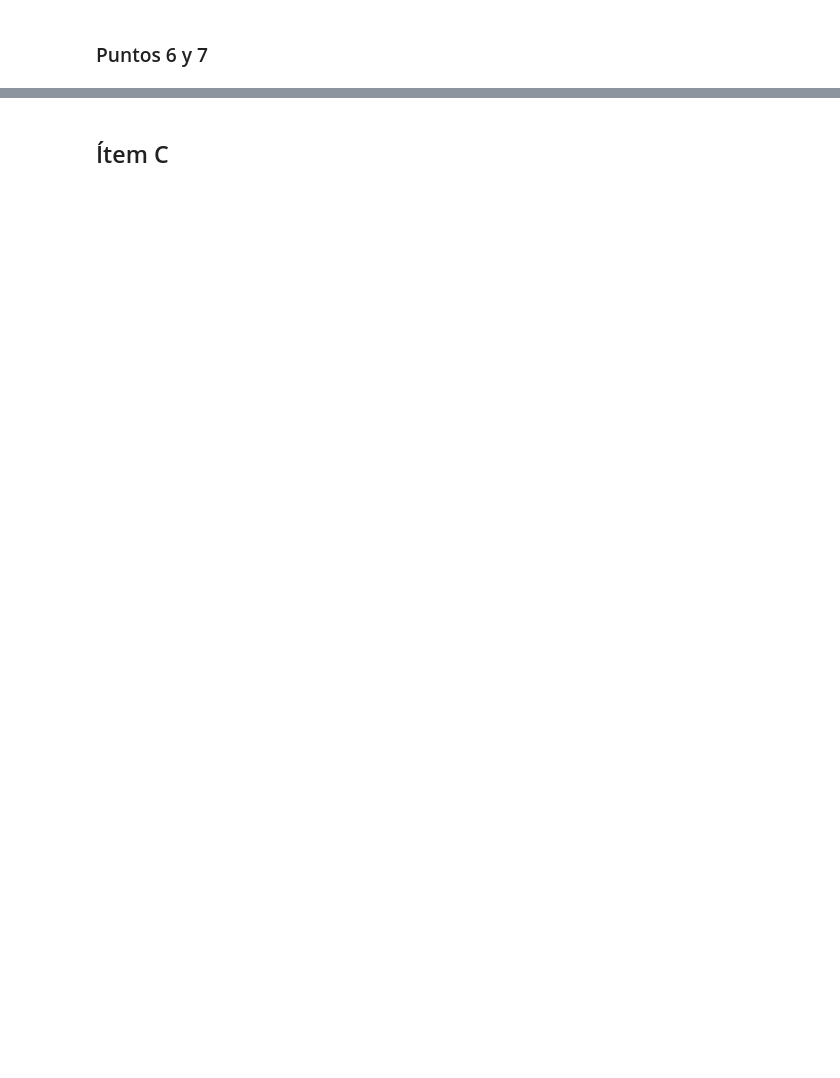
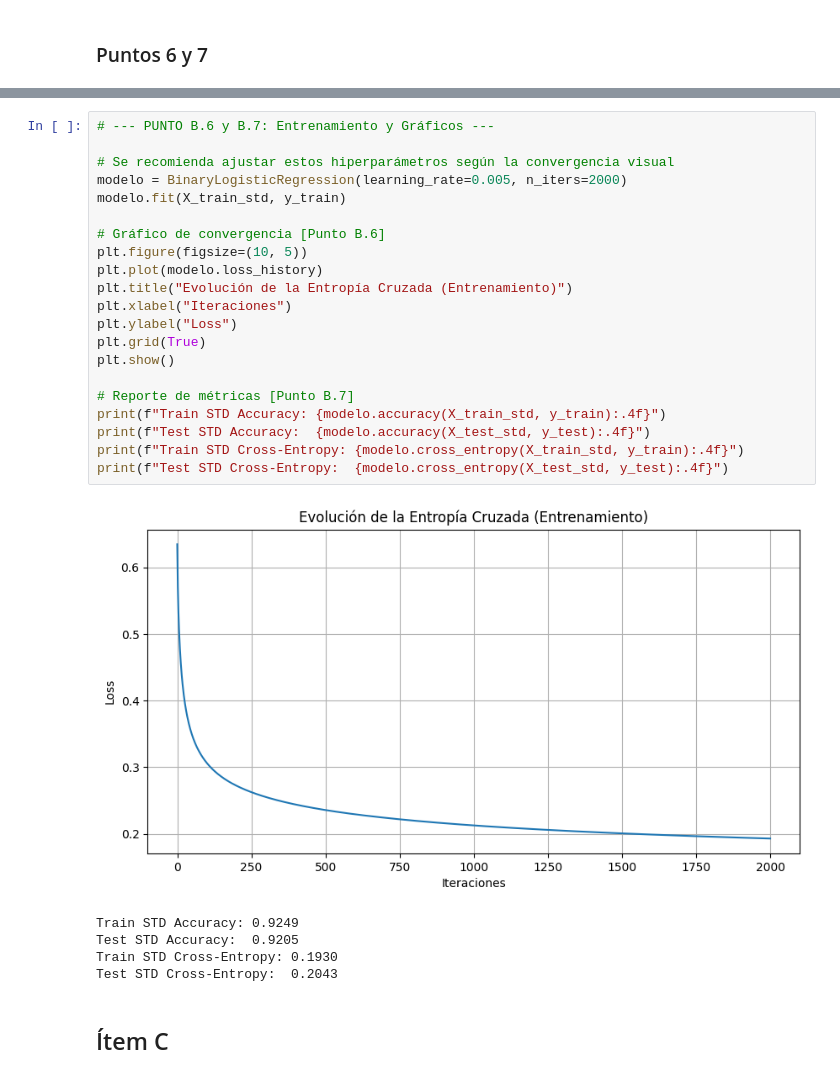
Before and after one commit to Fjmoya-uba/Taller-Procesamiento-Se-ales, a Jupyter notebook: TPs/TPS_03_Francisco_Javier_Moya.ipynb, the cells around one changed output, grey strips where cells are left out. Cells and saved outputs as stored; diff of their text form; blank space fills up the shorter version.

```diff
--- a/TPs/TPS_03_Francisco_Javier_Moya.ipynb
+++ b/TPs/TPS_03_Francisco_Javier_Moya.ipynb
@@ -483,2 +493,29 @@ Test Cross-Entropy:  11.4801
+# %%
+# --- PUNTO B.6 y B.7: Entrenamiento y Gráficos ---
+
+# Se recomienda ajustar estos hiperparámetros según la convergencia visual
+modelo = BinaryLogisticRegression(learning_rate=0.005, n_iters=2000)
+modelo.fit(X_train_std, y_train)
+
+# Gráfico de convergencia [Punto B.6]
+plt.figure(figsize=(10, 5))
+plt.plot(modelo.loss_history)
+plt.title("Evolución de la Entropía Cruzada (Entrenamiento)")
+plt.xlabel("Iteraciones")
+plt.ylabel("Loss")
+plt.grid(True)
+plt.show()
+
+# Reporte de métricas [Punto B.7]
+print(f"Train STD Accuracy: {modelo.accuracy(X_train_std, y_train):.4f}")
+print(f"Test STD Accuracy:  {modelo.accuracy(X_test_std, y_test):.4f}")
+print(f"Train STD Cross-Entropy: {modelo.cross_entropy(X_train_std, y_train):.4f}")
+print(f"Test STD Cross-Entropy:  {modelo.cross_entropy(X_test_std, y_test):.4f}")
+# %% [output]
+[figure, added]
+Train STD Accuracy: 0.9249
+Test STD Accuracy:  0.9205
+Train STD Cross-Entropy: 0.1930
+Test STD Cross-Entropy:  0.2043
 # %% [markdown]
 ## Ítem C
```
Also changed, not shown: parts of 7 cells of this notebook.
